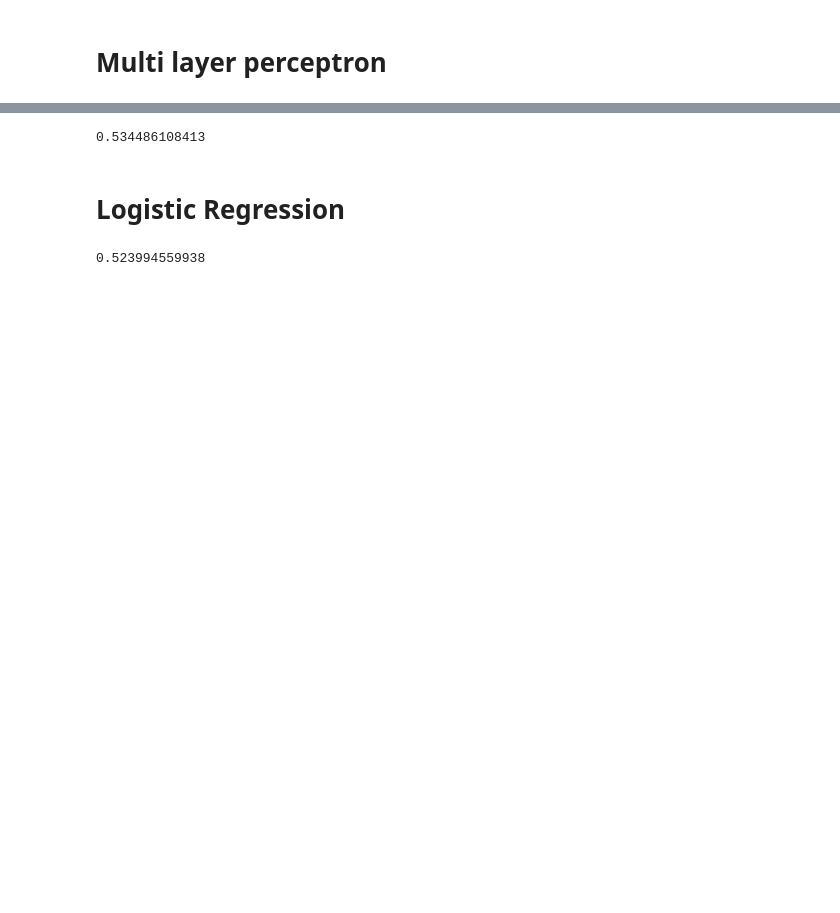
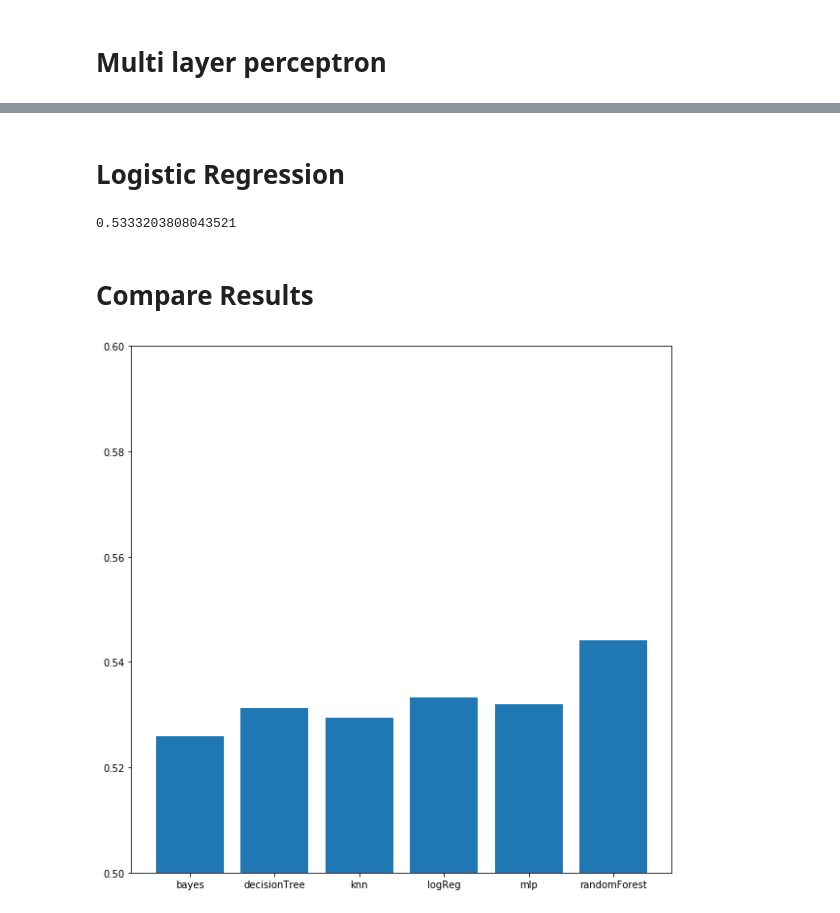
Before and after one commit to Machine-Learning-FGA/Dota2-Games-Results, a Jupyter notebook: Training customize table.ipynb, the cells around one changed output, grey strips where cells are left out. Cells and saved outputs as stored; diff of their text form; code cells hidden in the pictures; blank space fills up the shorter version.

```diff
--- a/Training customize table.ipynb
+++ b/Training customize table.ipynb
@@ -61,0 +45,3 @@ table_corr(real_dataset)
+# %%
+x = real_dataset.iloc[0:, 4:]
+y = real_dataset.iloc[:, 0]
@@ -141,14 +141,3 @@ print(acc_mlpc)
-# %%
-from sklearn.svm import SVC
-
-svm = SVC(kernel='sigmoid')
-svm.fit(x, y)
-svm_pred = svm.predict(X_testd)
-# %%
-acc_svm = accuracy_score(y_testd, svm_pred)
-print(acc_svm)
-# %% [output]
-0.534486108413
 # %% [markdown]
 # Logistic Regression
 # %%
@@ -161,4 +150,15 @@ lgp = lg.predict(X_testd)
 acc_lg = accuracy_score(y_testd, lgp)
 print(acc_lg)
 # %% [output]
-0.523994559938
+0.5333203808043521
+# %% [markdown]
+# Compare Results
+# %%
+models = ['knn', 'bayes', 'decisionTree', 'randomForest', 'mlp', 'logReg']
+scores = [acc_knn, acc_gnb, acc_dt, acc_rfc, acc_mlpc, acc_lg]
+
+plt.bar(models, scores)
+plt.ylim([0.5, 0.60])
+plt.show()
+# %% [output]
+[figure, added]
```
Also changed, not shown: parts of 20 cells of this notebook, 1 other file.
